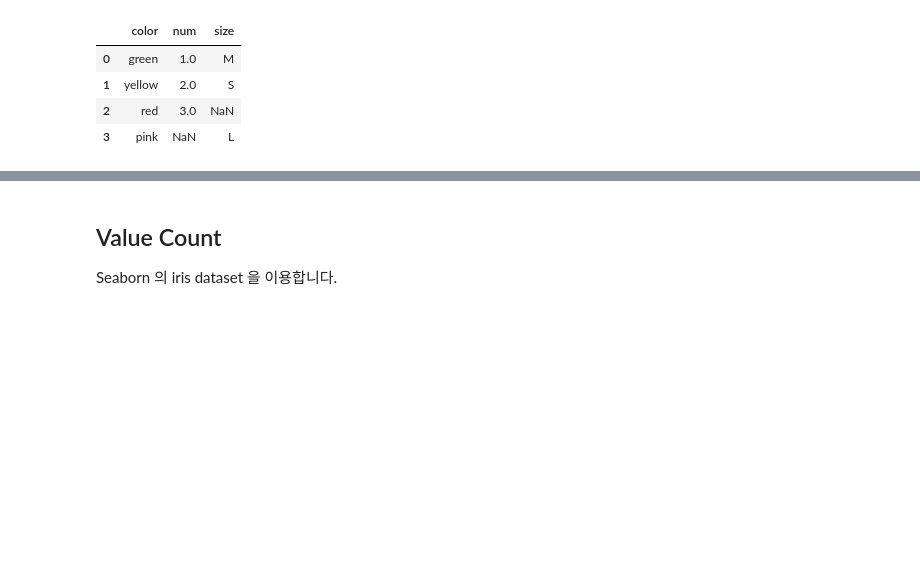
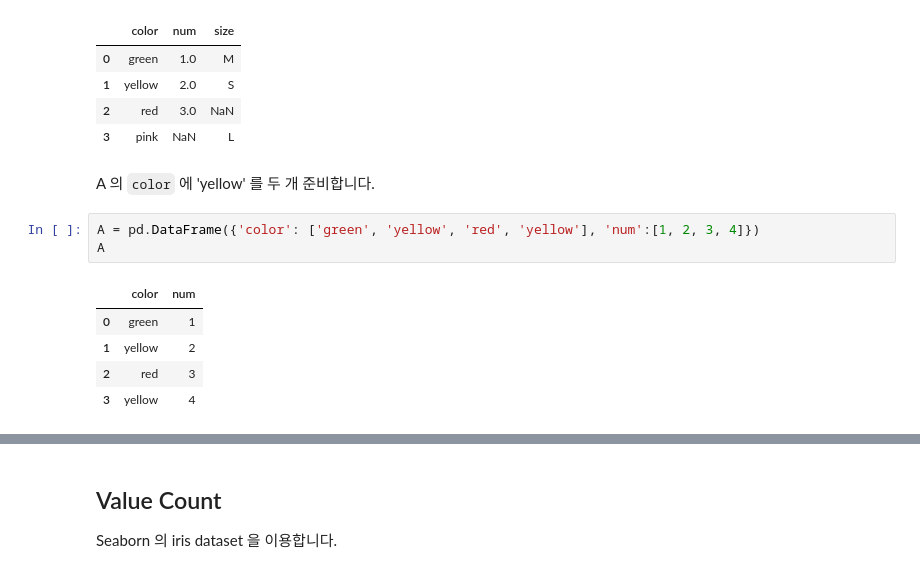
Before and after one commit to lovit/python_ml_intro, a Jupyter notebook: 01_python_basic/pandas_introduction.ipynb, the cells around one changed output, grey strips where cells are left out. Cells and saved outputs as stored; diff of their text form; blank space fills up the shorter version.

```diff
--- a/01_python_basic/pandas_introduction.ipynb
+++ b/01_python_basic/pandas_introduction.ipynb
@@ -443,3 +453,14 @@ pd.merge(A, B, how='outer')
 | 1 | yellow | 2.0 | S |
 | 2 | red | 3.0 | NaN |
 | 3 | pink | NaN | L |
+# %% [markdown]
+A 의 `color` 에 'yellow' 를 두 개 준비합니다.
+# %%
+A = pd.DataFrame({'color': ['green', 'yellow', 'red', 'yellow'], 'num':[1, 2, 3, 4]})
+A
+# %% [output]
+|  | color | num |
+| 0 | green | 1 |
+| 1 | yellow | 2 |
+| 2 | red | 3 |
+| 3 | yellow | 4 |
```
Also changed, not shown: parts of 19 cells of this notebook.
